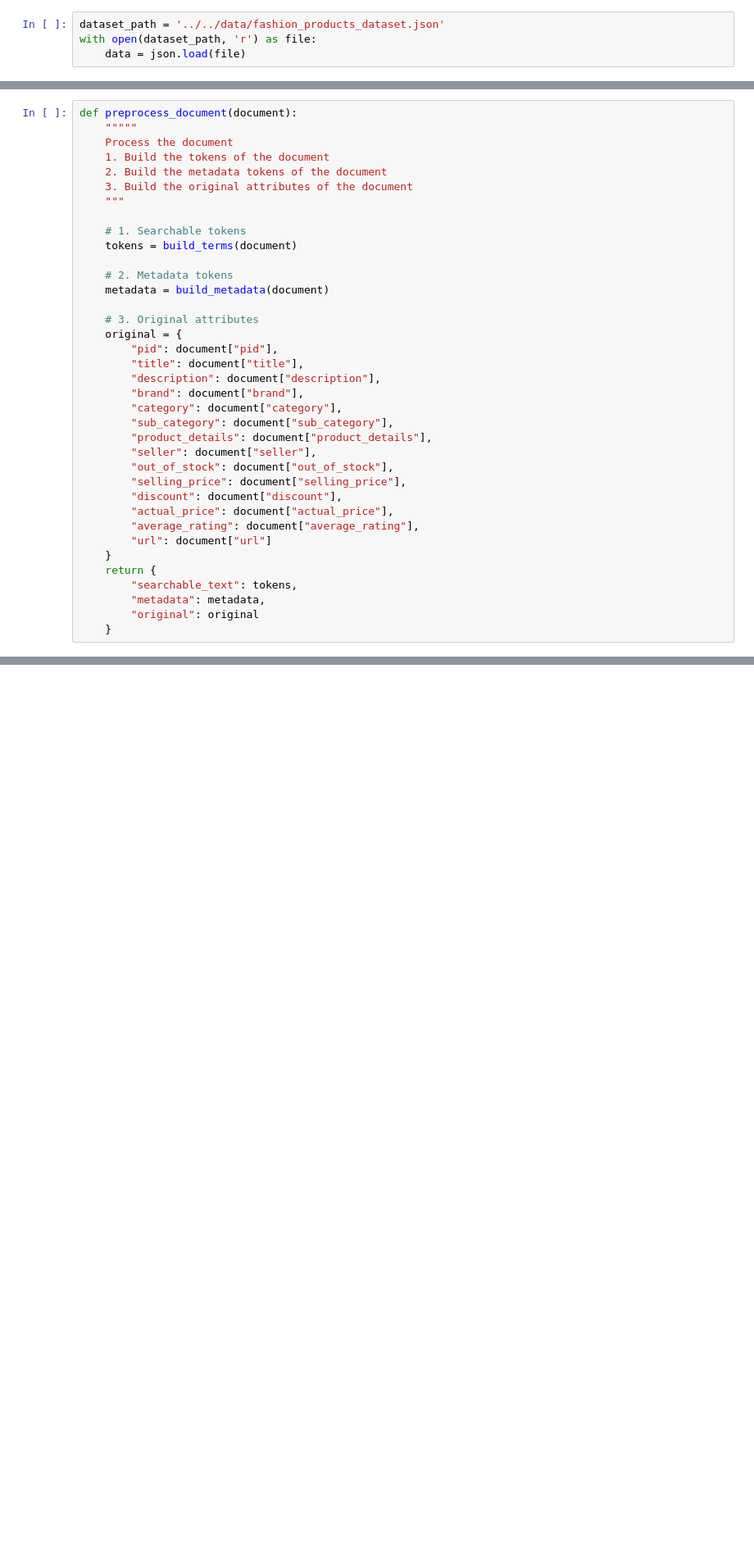
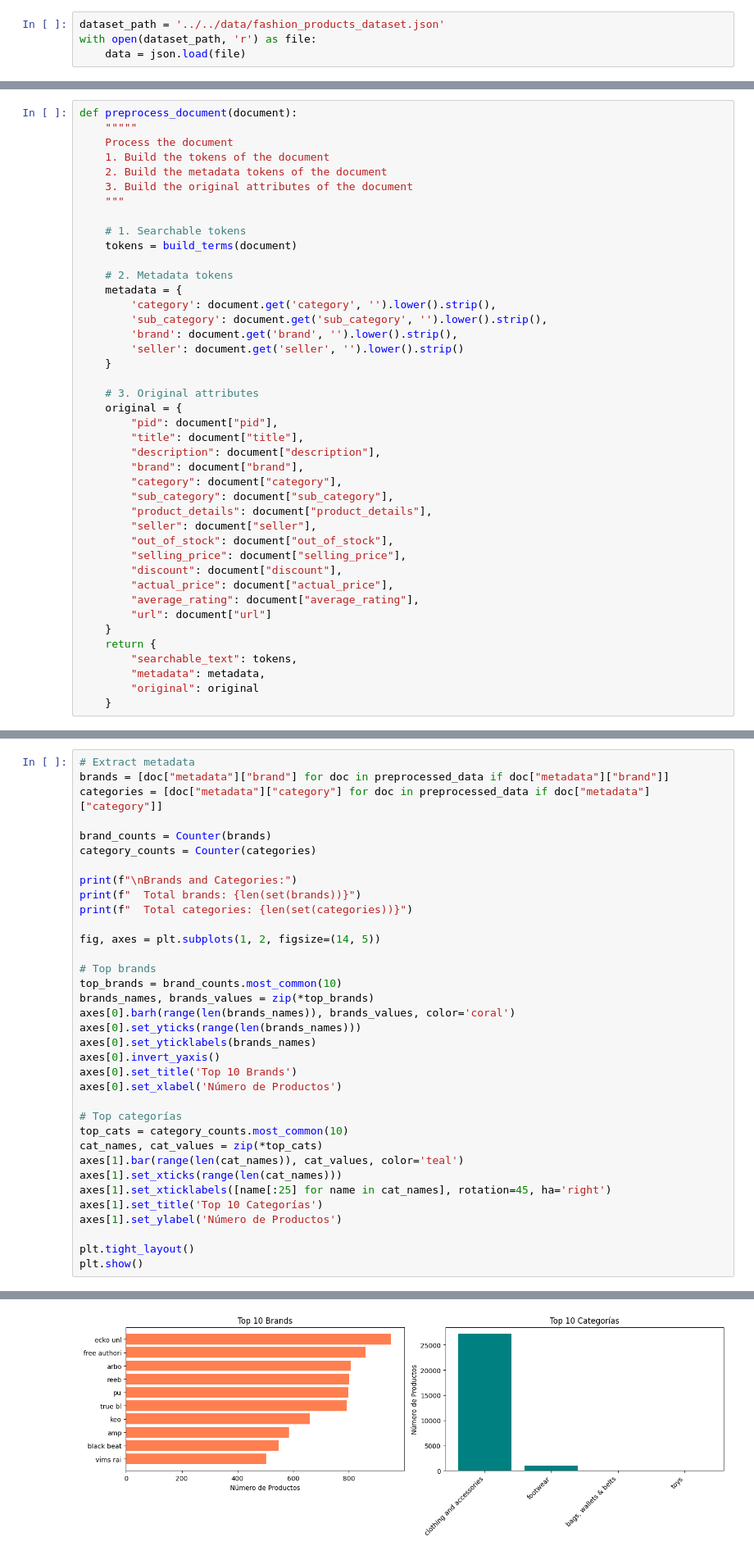
Before and after one commit to stanciuantonio/irwa-search-engine, a Jupyter notebook: project_progress/part_1/part_1.ipynb, the cells around one changed output, grey strips where cells are left out. Shown: that part at 82% size. Drawn from its saved outputs; the diff is of its cells as text; blank space fills up the shorter version.

```diff
--- a/project_progress/part_1/part_1.ipynb
+++ b/project_progress/part_1/part_1.ipynb
@@ -88,7 +66,12 @@ def preprocess_document(document):
     tokens = build_terms(document)
 
     # 2. Metadata tokens
-    metadata = build_metadata(document)
+    metadata = {
+        'category': document.get('category', '').lower().strip(),
+        'sub_category': document.get('sub_category', '').lower().strip(),
+        'brand': document.get('brand', '').lower().strip(),
+        'seller': document.get('seller', '').lower().strip()
+    }
 
     # 3. Original attributes
     original = {
@@ -186,0 +214,36 @@ Vocabulary Size: 20906
+# %%
+# Extract metadata
+brands = [doc["metadata"]["brand"] for doc in preprocessed_data if doc["metadata"]["brand"]]
+categories = [doc["metadata"]["category"] for doc in preprocessed_data if doc["metadata"]["category"]]
+
+brand_counts = Counter(brands)
+category_counts = Counter(categories)
+
+print(f"\nBrands and Categories:")
+print(f"  Total brands: {len(set(brands))}")
+print(f"  Total categories: {len(set(categories))}")
+
+fig, axes = plt.subplots(1, 2, figsize=(14, 5))
+
+# Top brands
+top_brands = brand_counts.most_common(10)
+brands_names, brands_values = zip(*top_brands)
+axes[0].barh(range(len(brands_names)), brands_values, color='coral')
+axes[0].set_yticks(range(len(brands_names)))
+axes[0].set_yticklabels(brands_names)
+axes[0].invert_yaxis()
+axes[0].set_title('Top 10 Brands')
+axes[0].set_xlabel('Número de Productos')
+
+# Top categorías
+top_cats = category_counts.most_common(10)
+cat_names, cat_values = zip(*top_cats)
+axes[1].bar(range(len(cat_names)), cat_values, color='teal')
+axes[1].set_xticks(range(len(cat_names)))
+axes[1].set_xticklabels([name[:25] for name in cat_names], rotation=45, ha='right')
+axes[1].set_title('Top 10 Categorías')
+axes[1].set_ylabel('Número de Productos')
+
+plt.tight_layout()
+plt.show()
+# %% [output]
@@ -186,0 +253 @@ Vocabulary Size: 20906
+[figure, added]
```
Also changed, not shown: parts of 12 cells of this notebook.
